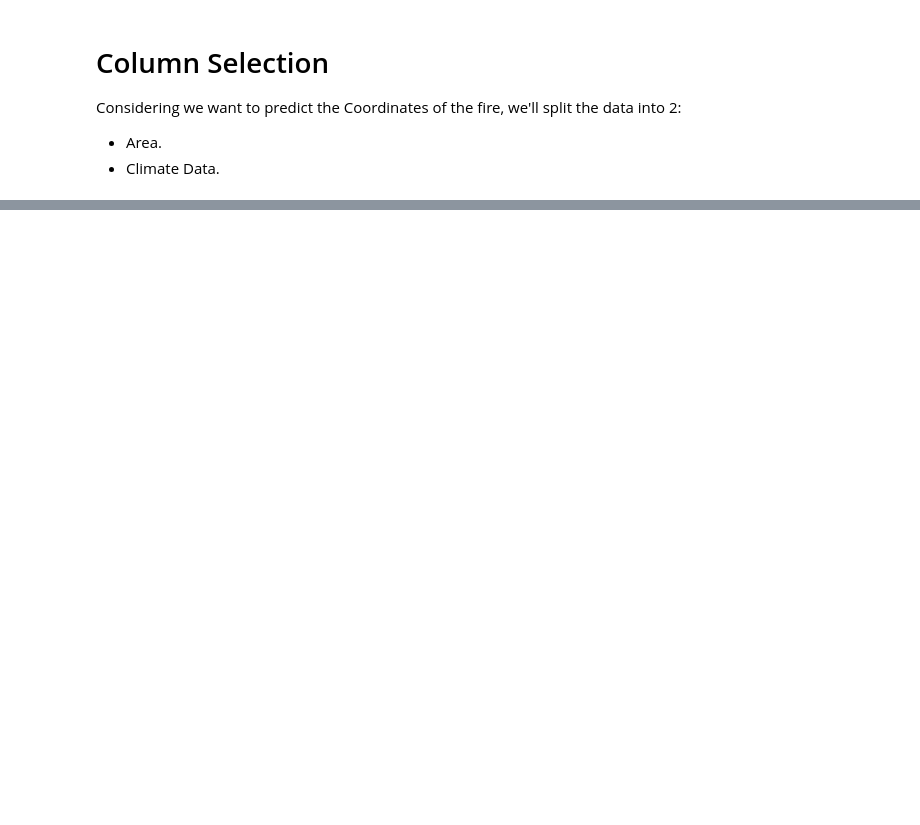
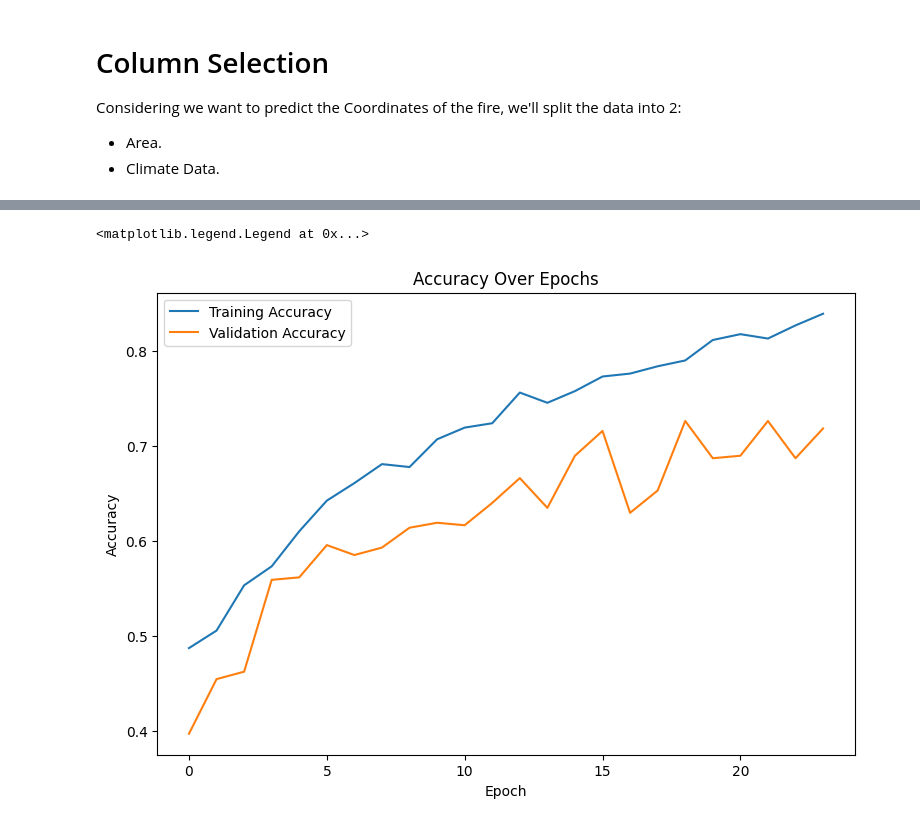
Before and after one commit to Supermjork/Firing-Neurons-Et-Forets, a Jupyter notebook: notebook/neuron-fire.ipynb, the cells around one changed output, grey strips where cells are left out. Saved outputs shown, nothing was run; the diff lists cells and outputs as text; code cells hidden in the pictures; blank space fills up the shorter version.

```diff
--- a/notebook/neuron-fire.ipynb
+++ b/notebook/neuron-fire.ipynb
@@ -354,0 +358,16 @@ plt.legend()
+# %%
+# Visualizing the rates and keys
+# Doing this for the sake of the report
+# Plot training history
+plt.figure(figsize = (9, 6))
+
+# Plot training & validation loss values
+plt.plot(progress.history['accuracy'], label = 'Training Accuracy')
+plt.plot(progress.history['val_accuracy'], label = 'Validation Accuracy')
+plt.title('Accuracy Over Epochs')
+plt.xlabel('Epoch')
+plt.ylabel('Accuracy')
+plt.legend()
+# %% [output]
+<matplotlib.legend.Legend at 0x...>
+[figure, added]
```
Also changed, not shown: parts of 9 cells of this notebook.
